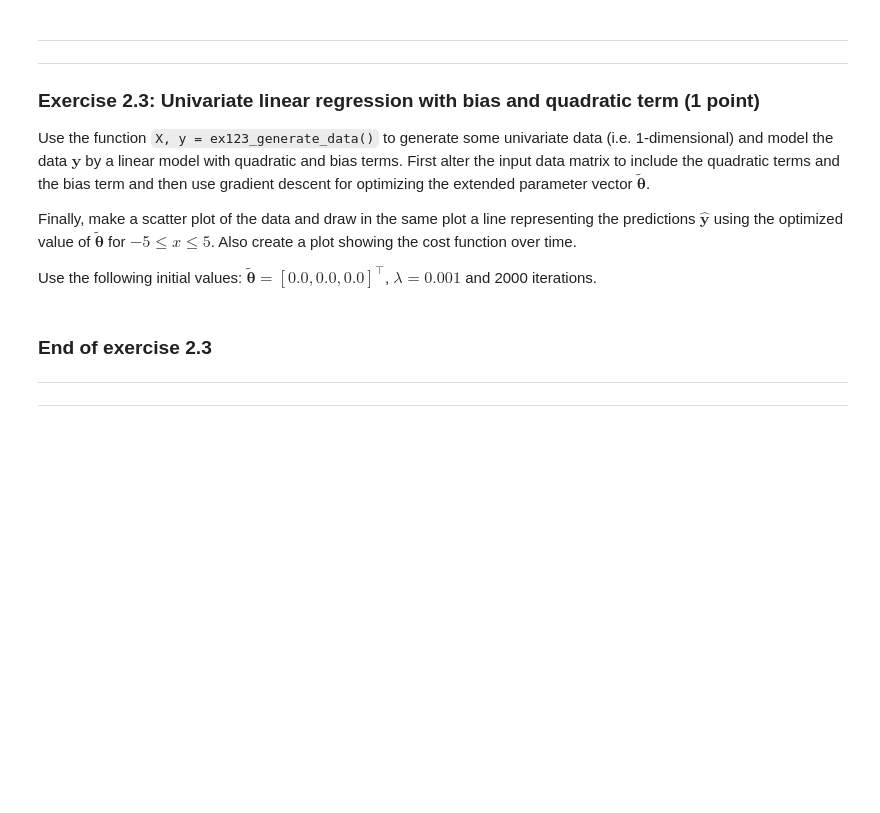
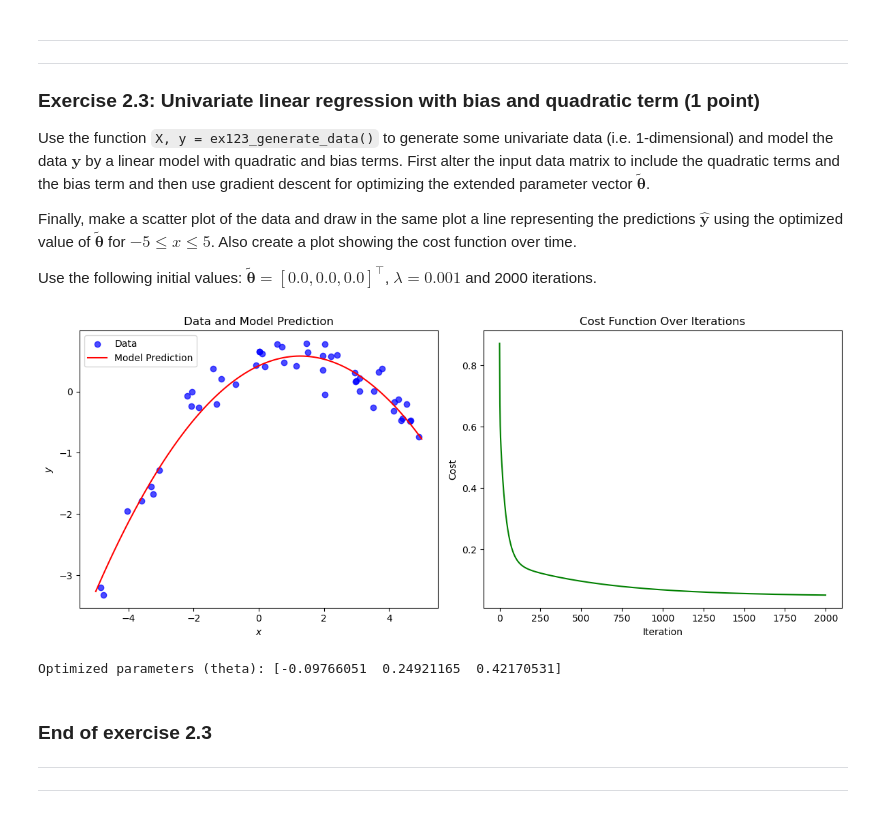
Before and after one commit to sadra-hub/5xsl0-machineLearning, a Jupyter notebook: assignment-1/assignment1-template.ipynb, the cells around one changed output. Cells and saved outputs as stored; diff of their text form; code cells hidden in the pictures; blank space fills up the shorter version.

Commit message:
✨ feat(notebook): Exercise 2.3: Univariate linear regression with bias and quadratic term

```diff
--- a/assignment-1/assignment1-template.ipynb
+++ b/assignment-1/assignment1-template.ipynb
@@ -847,3 +864,54 @@ Use the following initial values: $\tilde{\boldsymbol{\theta}}=[0.0, 0.0, 0.0]^\
+# %%
+#// BEGIN_TODO [5XSL0_Assignment1_2_3b] Plot results with quadratic term
+
+# Generate data
+X, y = ex123_generate_data()
+
+# Extend input data to include quadratic and bias terms
+X_extended = np.hstack([X**2, X, np.ones((X.shape[0], 1))])
+
+# Initialize parameters
+theta = np.zeros(X_extended.shape[1])  # [theta_quadratic, theta_linear, theta_bias]
+learning_rate = 0.001
+iterations = 2000
+
+# Perform gradient descent
+theta_optimized, cost_history = gradient_descent(X_extended, y, theta, learning_rate, iterations)
+
+# Predictions for visualization
+x_plot = np.linspace(-5, 5, 100).reshape(-1, 1)
+X_plot_extended = np.hstack([x_plot**2, x_plot, np.ones((x_plot.shape[0], 1))])
+y_plot = X_plot_extended @ theta_optimized
+
+# Visualization
+plt.figure(figsize=(12, 5))
+
+# Scatter plot of data and model predictions
+plt.subplot(1, 2, 1)
+plt.scatter(X, y, label="Data", color="blue", alpha=0.7)
+plt.plot(x_plot, y_plot, label="Model Prediction", color="red")
+plt.title("Data and Model Prediction")
+plt.xlabel("$x$")
+plt.ylabel("$y$")
+plt.legend()
+
+# Cost function over time
+plt.subplot(1, 2, 2)
+plt.plot(range(iterations), cost_history, color="green")
+plt.title("Cost Function Over Iterations")
+plt.xlabel("Iteration")
+plt.ylabel("Cost")
+
+plt.tight_layout()
+plt.show()
+
+# Print the optimized parameters
+print("Optimized parameters (theta):", theta_optimized)
+
+#// END_TODO [5XSL0_Assignment1_2_3b]
+# %% [output]
+[figure, added]
+Optimized parameters (theta): [-0.09766051  0.24921165  0.42170531]
 # %% [markdown]
 ### End of exercise 2.3
 
```
Also changed, not shown: parts of 3 cells of this notebook.
